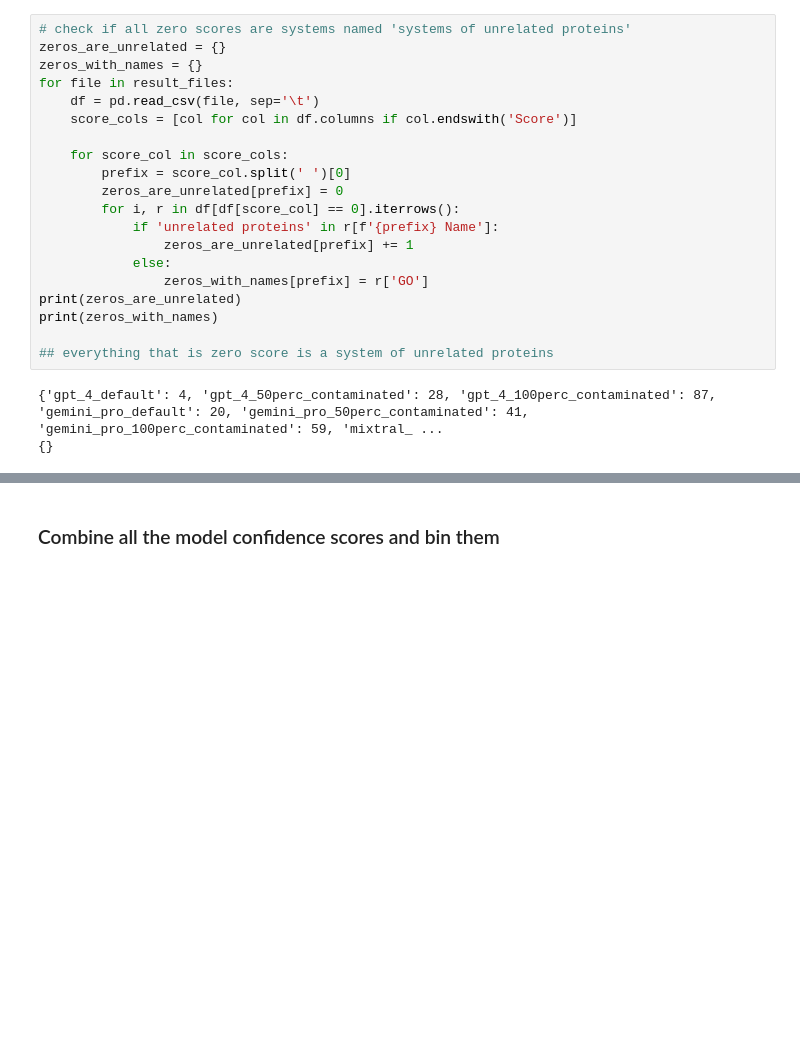
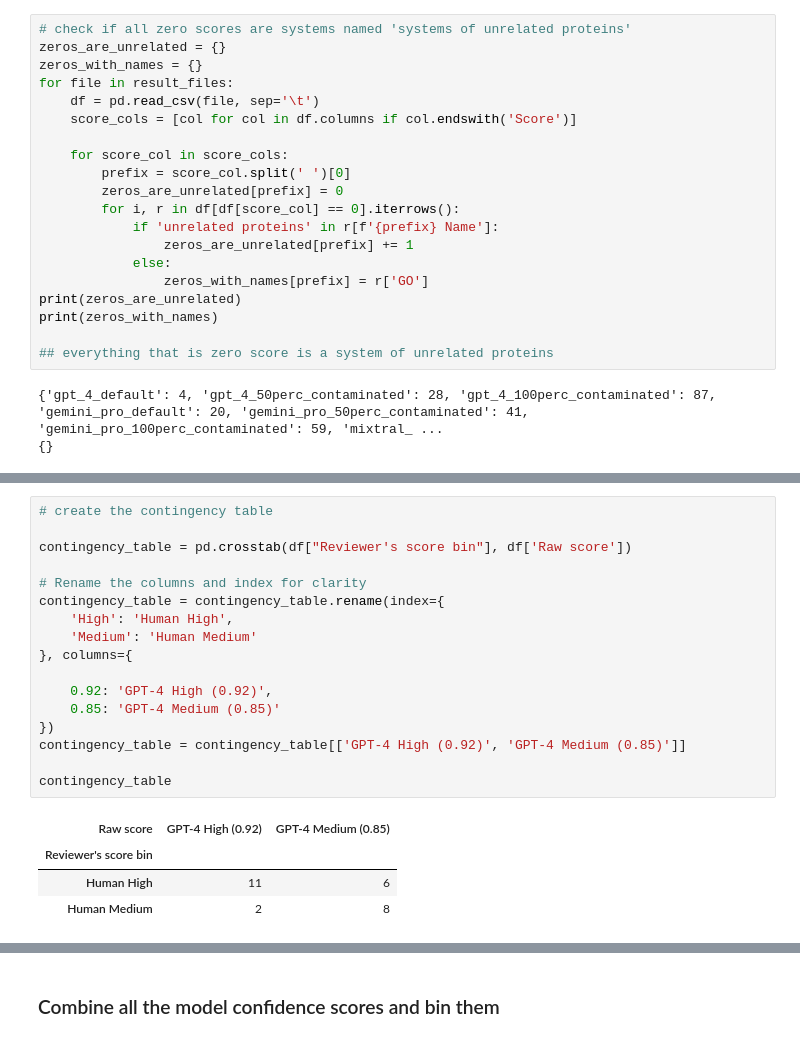
Before and after one commit to idekerlab/llm_evaluation_for_gene_set_interpretation, a Jupyter notebook: 3B-2.[model compare]Check_confidence_scoring_metrics.ipynb, the cells around one changed output, grey strips where cells are left out. Drawn from its saved outputs; the diff is of its cells as text; blank space fills up the shorter version.

```diff
--- a/3B-2.[model compare]Check_confidence_scoring_metrics.ipynb
+++ b/3B-2.[model compare]Check_confidence_scoring_metrics.ipynb
@@ -420,0 +388,22 @@ print(zeros_with_names)
+# %%
+# create the contingency table
+
+contingency_table = pd.crosstab(df["Reviewer's score bin"], df['Raw score'])
+
+# Rename the columns and index for clarity
+contingency_table = contingency_table.rename(index={
+    'High': 'Human High',
+    'Medium': 'Human Medium'
+}, columns={
+
+    0.92: 'GPT-4 High (0.92)',
+    0.85: 'GPT-4 Medium (0.85)'
+})
+contingency_table = contingency_table[['GPT-4 High (0.92)', 'GPT-4 Medium (0.85)']]
+
+contingency_table
+# %% [output]
+| Raw score | GPT-4 High (0.92) | GPT-4 Medium (0.85) |
+| Reviewer's score bin |  |  |
+| Human High | 11 | 6 |
+| Human Medium | 2 | 8 |
```
Also changed, not shown: parts of 4 cells of this notebook, 2 other files.
